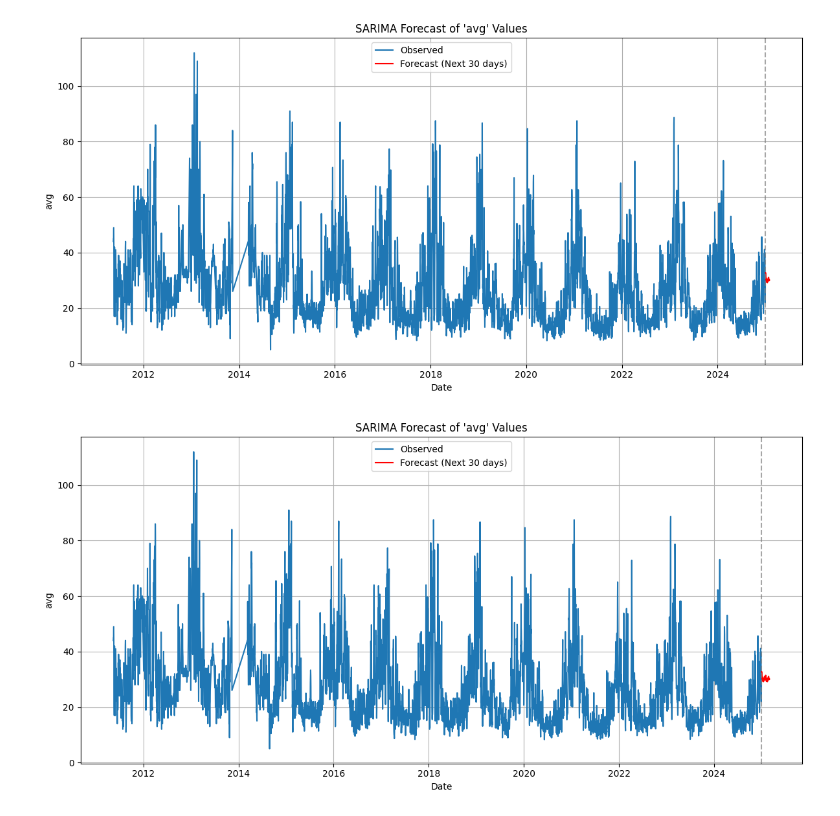
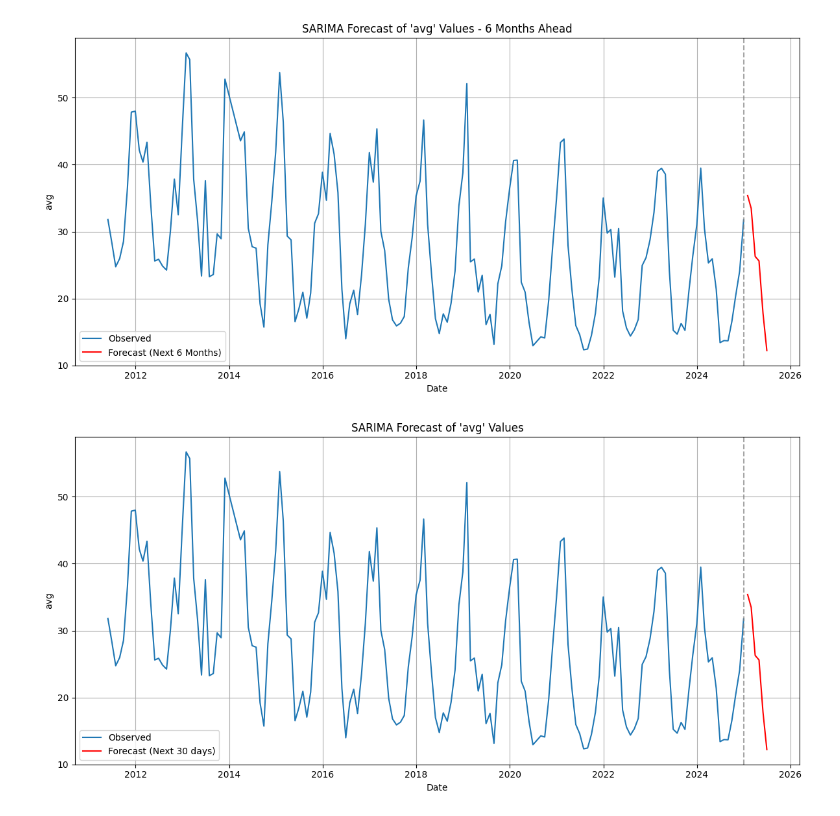
Before and after one commit to smolguyonearth/whoopenthisisgay, a Jupyter notebook: code_poysian/working_code/tryII.ipynb, the cells around one changed output. Saved outputs shown, nothing was run; the diff lists cells and outputs as text; code cells hidden in the pictures.

```diff
--- a/code_poysian/working_code/tryII.ipynb
+++ b/code_poysian/working_code/tryII.ipynb
@@ -1,40 +1,40 @@
 # %%
 import pandas as pd
 import matplotlib.pyplot as plt
 from statsmodels.tsa.statespace.sarimax import SARIMAX
-from datetime import timedelta
+from pandas.tseries.offsets import DateOffset
 
 # Load the dataset
 df = pd.read_csv('../../data/a1/pm_bangkok_avg.csv', parse_dates=['date'])
 df.set_index('date', inplace=True)
 
-# Fit SARIMA model (you can tune the (p,d,q)(P,D,Q,s) parameters)
-model = SARIMAX(df['avg'], order=(1,1,1), seasonal_order=(1,1,1,30))
+# Fit SARIMA model (monthly seasonality, so seasonal_order s=12)
+model = SARIMAX(df['avg'], order=(1,1,1), seasonal_order=(1,1,1,12))
 results = model.fit(disp=False)
 
-# Forecast next 30 days
-forecast_steps = 30
-future_dates = [df.index[-1] + timedelta(days=i) for i in range(1, forecast_steps + 1)]
+# Forecast next 6 months
+forecast_steps = 6
+future_dates = [df.index[-1] + DateOffset(months=i) for i in range(1, forecast_steps + 1)]
 forecast = results.get_forecast(steps=forecast_steps)
 forecast_mean = forecast.predicted_mean
 
 # Plot the data
 plt.figure(figsize=(12, 6))
 plt.plot(df.index, df['avg'], label='Observed')
-plt.plot(future_dates, forecast_mean, color='red', label='Forecast (Next 30 days)')
+plt.plot(future_dates, forecast_mean, color='red', label='Forecast (Next 6 Months)')
 plt.axvline(df.index[-1], color='gray', linestyle='--', alpha=0.7)
 plt.legend()
-plt.title("SARIMA Forecast of 'avg' Values")
+plt.title("SARIMA Forecast of 'avg' Values - 6 Months Ahead")
 plt.xlabel("Date")
 plt.ylabel("avg")
 plt.grid(True)
 plt.tight_layout()
 plt.show()
 # %% [output]
-[figure, old version]
+[figure, new version]
 # %%
-forecast_steps = 60
-future_dates = [df.index[-1] + timedelta(days=i) for i in range(1, forecast_steps + 1)]
+forecast_steps = 6
+future_dates = [df.index[-1] + DateOffset(months=i) for i in range(1, forecast_steps + 1)]
 forecast = results.get_forecast(steps=forecast_steps)
 forecast_mean = forecast.predicted_mean
 
@@ -51,7 +51,7 @@ plt.grid(True)
 plt.tight_layout()
 plt.show()
 # %% [output]
-[figure, old version]
+[figure, new version]
 # %%
 #zoom only last 100 days
 plt.figure(figsize=(12, 6))
```
Also changed, not shown: parts of 5 cells of this notebook, 4 other files.
